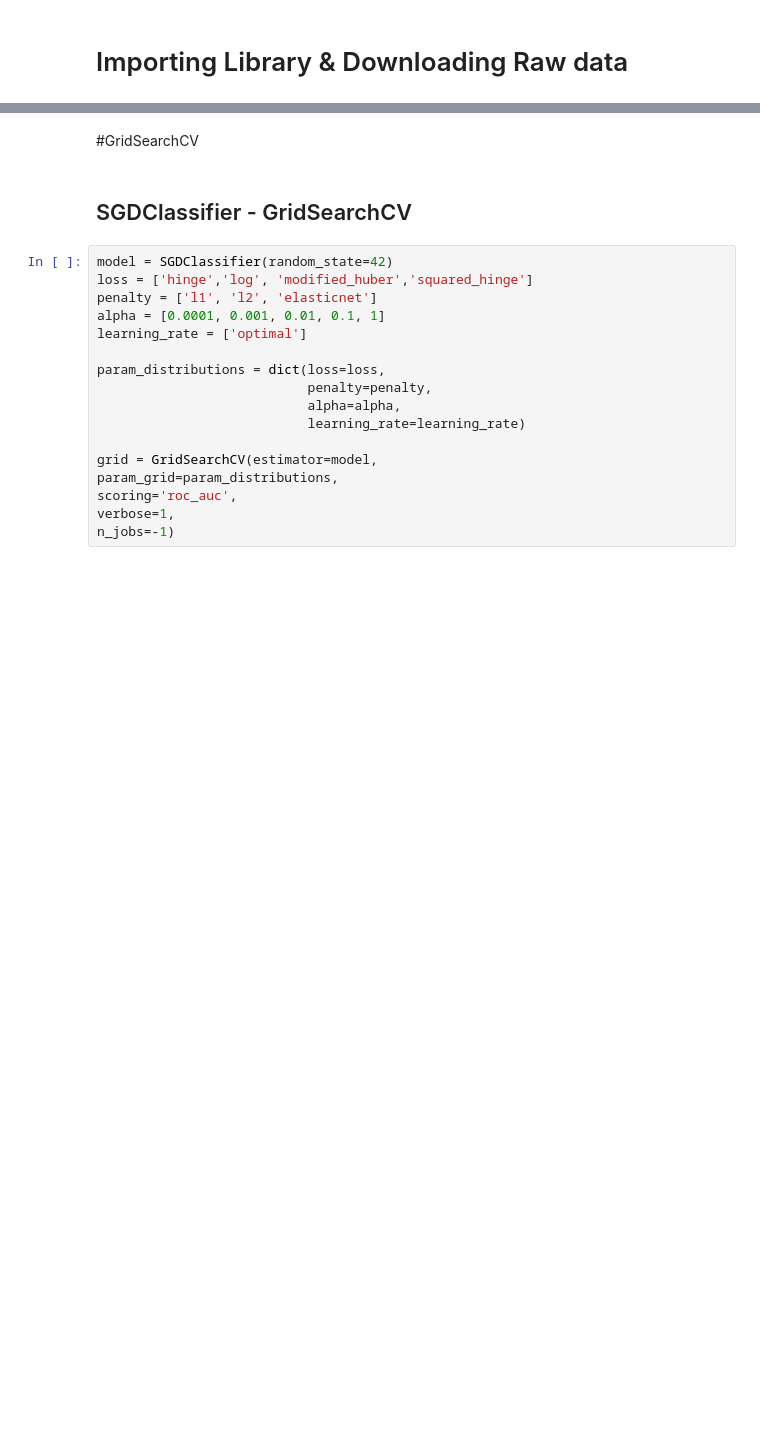
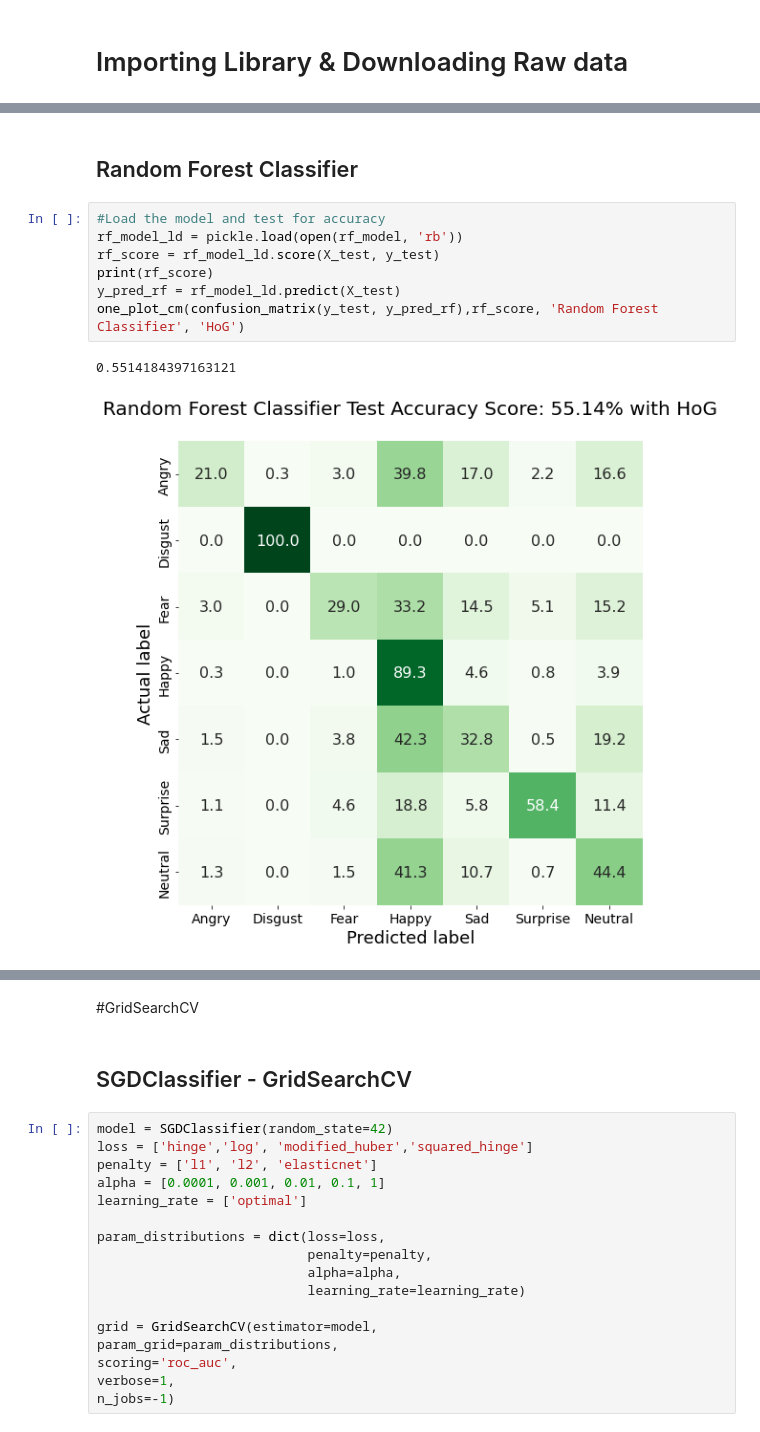
Before and after one commit to chikakoto/facial-expression-recognition, a Jupyter notebook: notebooks/rabiuls_notebook/RH_SGD_RF_v4_notebook.ipynb, the cells around one changed output, grey strips where cells are left out. Cells and saved outputs as stored; diff of their text form; blank space fills up the shorter version.

```diff
--- a/notebooks/rabiuls_notebook/RH_SGD_RF_v4_notebook.ipynb
+++ b/notebooks/rabiuls_notebook/RH_SGD_RF_v4_notebook.ipynb
@@ -107,0 +159,12 @@ print(model.score(X_test, y_test))
+# %% [markdown]
+## Random Forest Classifier
+# %%
+#Load the model and test for accuracy
+rf_model_ld = pickle.load(open(rf_model, 'rb'))
+rf_score = rf_model_ld.score(X_test, y_test)
+print(rf_score)
+y_pred_rf = rf_model_ld.predict(X_test)
+one_plot_cm(confusion_matrix(y_test, y_pred_rf),rf_score, 'Random Forest Classifier', 'HoG')
+# %% [output]
+0.5514184397163121
+[figure, added]
```
Also changed, not shown: parts of 330 cells of this notebook.
